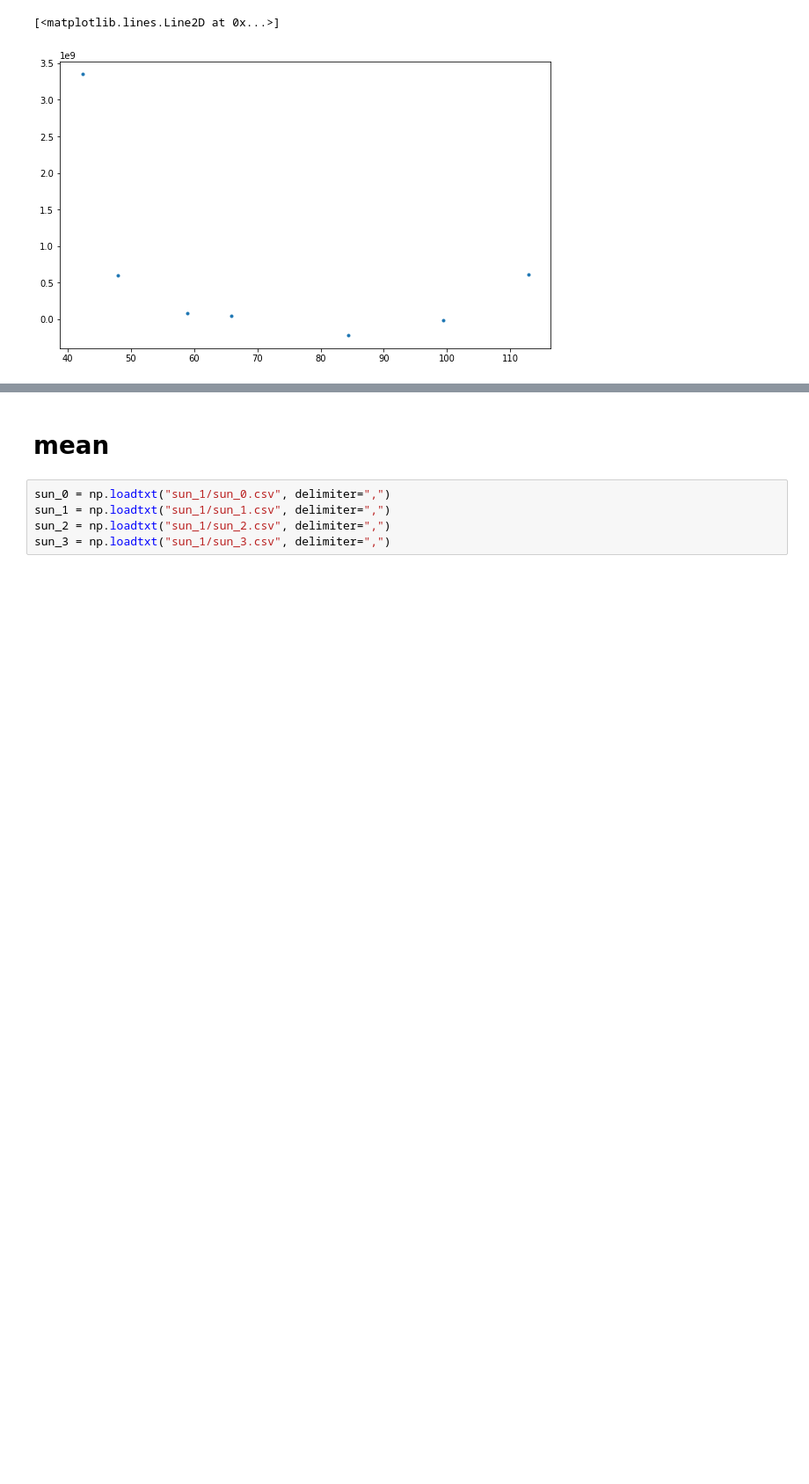
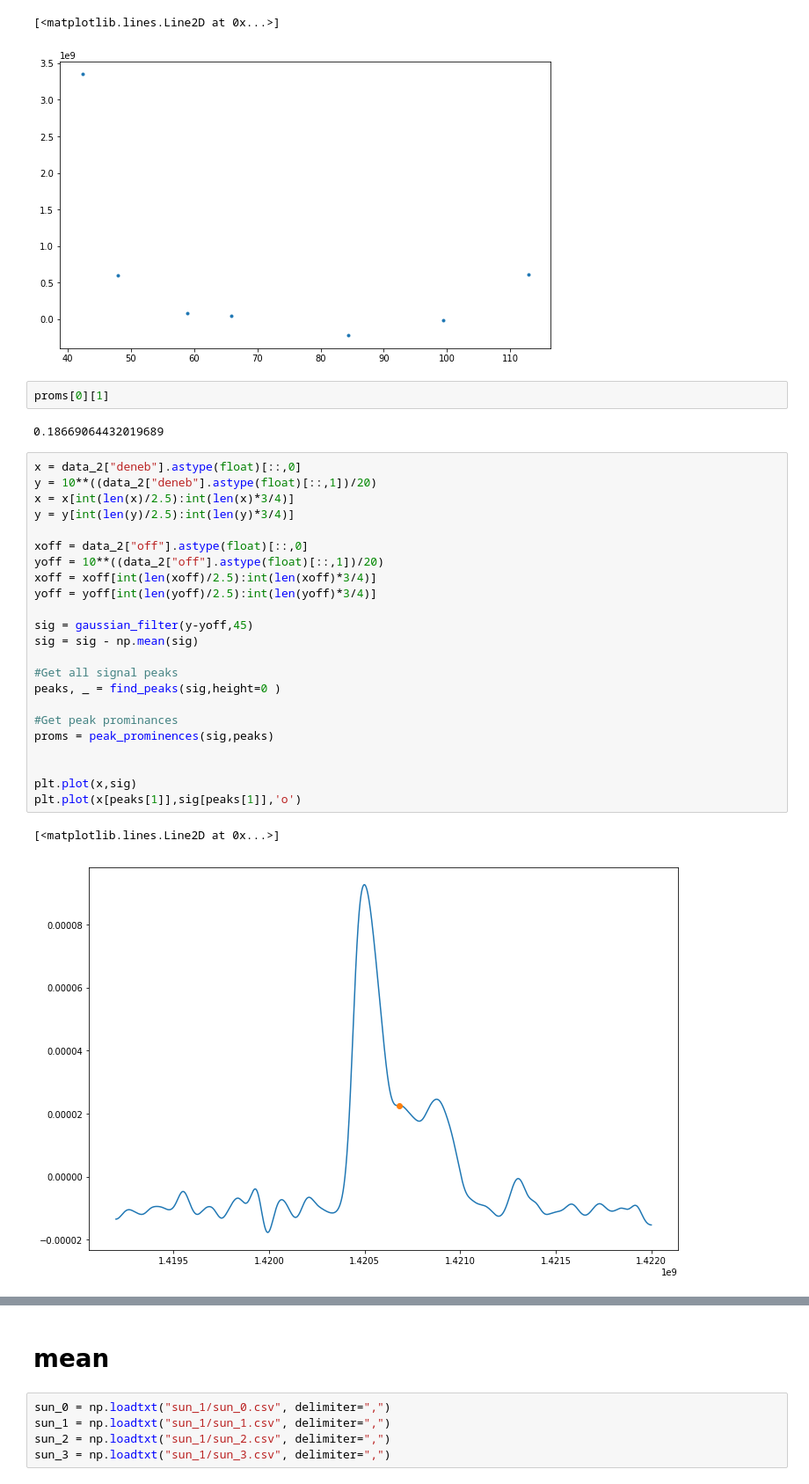
Before and after one commit to ShaabanM/ast2050_lab3, a Jupyter notebook: Analysis.ipynb, the cells around one changed output, grey strips where cells are left out. Shown at 88% size. Cells and saved outputs as stored; diff of their text form; blank space fills up the shorter version.

```diff
--- a/Analysis.ipynb
+++ b/Analysis.ipynb
@@ -683,3 +712,33 @@ plt.plot(longs,mus, '.')
 # %% [output]
 [<matplotlib.lines.Line2D at 0x...>]
 [figure]
+# %%
+proms[0][1]
+# %% [output]
+0.18669064432019689
+# %%
+x = data_2["deneb"].astype(float)[::,0]
+y = 10**((data_2["deneb"].astype(float)[::,1])/20)
+x = x[int(len(x)/2.5):int(len(x)*3/4)]
+y = y[int(len(y)/2.5):int(len(y)*3/4)]
+
+xoff = data_2["off"].astype(float)[::,0]
+yoff = 10**((data_2["off"].astype(float)[::,1])/20)
+xoff = xoff[int(len(xoff)/2.5):int(len(xoff)*3/4)]
+yoff = yoff[int(len(yoff)/2.5):int(len(yoff)*3/4)]
+
+sig = gaussian_filter(y-yoff,45)
+sig = sig - np.mean(sig)
+
+#Get all signal peaks
+peaks, _ = find_peaks(sig,height=0 )
+
+#Get peak prominances
+proms = peak_prominences(sig,peaks)
+
+
+plt.plot(x,sig)
+plt.plot(x[peaks[1]],sig[peaks[1]],'o')
+# %% [output]
+[<matplotlib.lines.Line2D at 0x...>]
+[figure, added]
```
Also changed, not shown: parts of 23 cells of this notebook, 1 other file.
